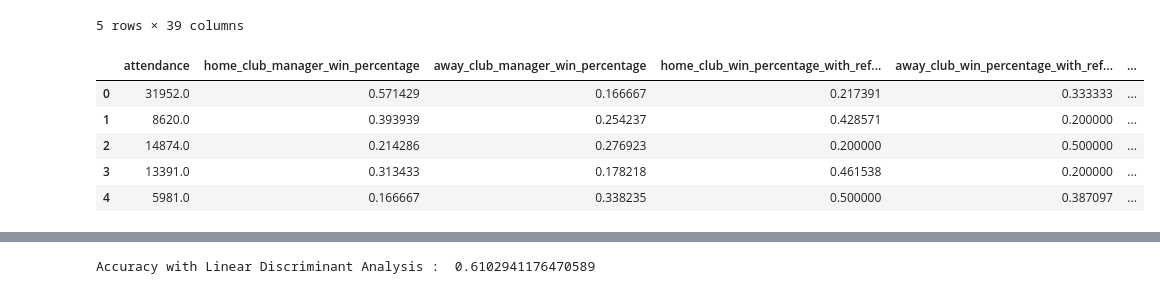
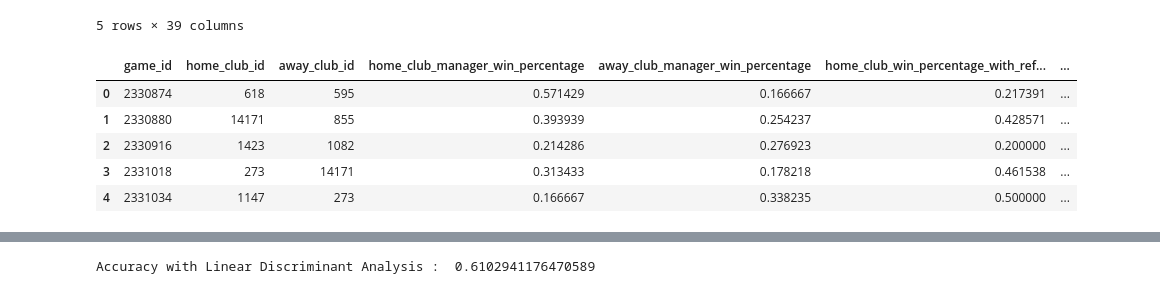
Before and after one commit to Nasotro/Projet, a Jupyter notebook: test julien.ipynb, the cells around one changed output, grey strips where cells are left out. Cells and saved outputs as stored; diff of their text form; code cells hidden in the pictures.

```diff
--- a/test julien.ipynb
+++ b/test julien.ipynb
@@ -66,16 +66,16 @@ Index(['Unnamed: 0', 'game_id', 'season', 'round', 'date', 'home_club_id',
 5 rows × 39 columns
 # %%
 y = data[["results"]]
-X = data[["attendance", "home_club_manager_win_percentage", "away_club_manager_win_percentage", "home_club_win_percentage_with_referee", "away_club_win_percentage_with_referee", "score_away_team", "score_home_team", "transfer_home_team", "transfer_away_team"]] #
-# X = data.drop(columns=["stadium","aggregate","attendance","competition_type","results","referee","home_club_formation","away_club_formation","home_club_name","away_club_name","Unnamed: 0", "season","round","date","home_club_manager_name","away_club_manager_name","home_club_goals", "away_club_goals","home_club_position","away_team_position",""])
+# X = data[["attendance", "home_club_manager_win_percentage", "away_club_manager_win_percentage", "home_club_win_percentage_with_referee", "away_club_win_percentage_with_referee", "score_away_team", "score_home_team", "transfer_home_team", "transfer_away_team"]] #
+X = data.drop(columns=["stadium","aggregate","attendance","competition_type","results","referee","home_club_formation","away_club_formation","home_club_name","away_club_name","Unnamed: 0", "season","round","date","home_club_manager_name","away_club_manager_name","home_club_goals", "away_club_goals","home_club_position","away_club_position"])
 X.head()
 # %% [output]
-|  | attendance | home_club_manager_win_percentage | away_club_manager_win_percentage | home_club_win_percentage_with_ref... | away_club_win_percentage_with_ref... | ... |
-| 0 | 31952.0 | 0.571429 | 0.166667 | 0.217391 | 0.333333 | ... |
-| 1 | 8620.0 | 0.393939 | 0.254237 | 0.428571 | 0.200000 | ... |
-| 2 | 14874.0 | 0.214286 | 0.276923 | 0.200000 | 0.500000 | ... |
-| 3 | 13391.0 | 0.313433 | 0.178218 | 0.461538 | 0.200000 | ... |
-| 4 | 5981.0 | 0.166667 | 0.338235 | 0.500000 | 0.387097 | ... |
+|  | game_id | home_club_id | away_club_id | home_club_manager_win_percentage | away_club_manager_win_percentage | home_club_win_percentage_with_ref... | ... |
+| 0 | 2330874 | 618 | 595 | 0.571429 | 0.166667 | 0.217391 | ... |
+| 1 | 2330880 | 14171 | 855 | 0.393939 | 0.254237 | 0.428571 | ... |
+| 2 | 2330916 | 1423 | 1082 | 0.214286 | 0.276923 | 0.200000 | ... |
+| 3 | 2331018 | 273 | 14171 | 0.313433 | 0.178218 | 0.461538 | ... |
+| 4 | 2331034 | 1147 | 273 | 0.166667 | 0.338235 | 0.500000 | ... |
 # %%
 X.describe()
 # %% [output]
```
Also changed, not shown: parts of 3 cells of this notebook, 1 other file.
